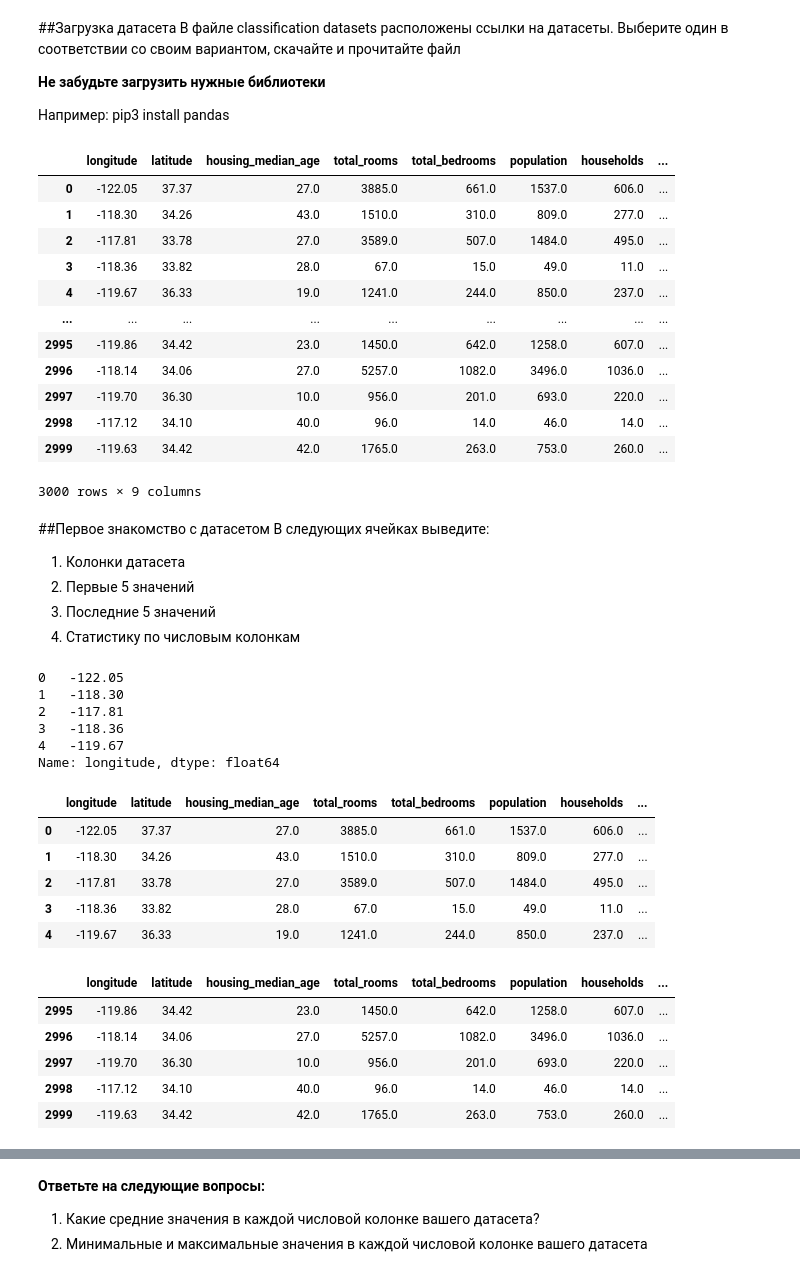
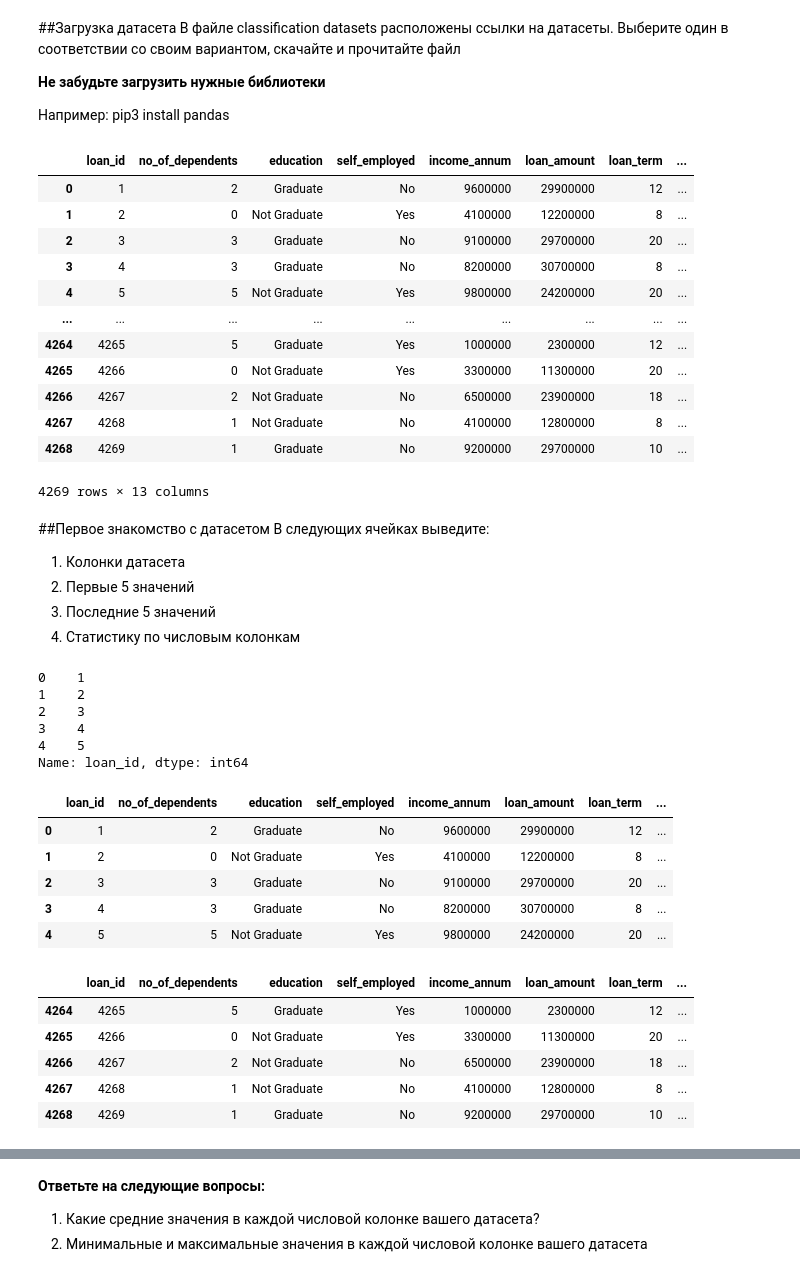
Before and after one commit to BABALEXA/Laboratorny, a Jupyter notebook: lab1/Задание_1.ipynb, the cells around one changed output, grey strips where cells are left out. Cells and saved outputs as stored; diff of their text form; code cells hidden in the pictures.

```diff
--- a/lab1/Задание_1.ipynb
+++ b/lab1/Задание_1.ipynb
@@ -12,22 +12,22 @@
 # %%
 import pandas as pd
 # %%
-df = pd.read_csv('sample_data/california_housing_test.csv')
+df = pd.read_csv('loan_approval_dataset.csv')
 df
 # %% [output]
-|  | longitude | latitude | housing_median_age | total_rooms | total_bedrooms | population | households | ... |
-| 0 | -122.05 | 37.37 | 27.0 | 3885.0 | 661.0 | 1537.0 | 606.0 | ... |
-| 1 | -118.30 | 34.26 | 43.0 | 1510.0 | 310.0 | 809.0 | 277.0 | ... |
-| 2 | -117.81 | 33.78 | 27.0 | 3589.0 | 507.0 | 1484.0 | 495.0 | ... |
-| 3 | -118.36 | 33.82 | 28.0 | 67.0 | 15.0 | 49.0 | 11.0 | ... |
-| 4 | -119.67 | 36.33 | 19.0 | 1241.0 | 244.0 | 850.0 | 237.0 | ... |
+|  | loan_id | no_of_dependents | education | self_employed | income_annum | loan_amount | loan_term | ... |
+| 0 | 1 | 2 | Graduate | No | 9600000 | 29900000 | 12 | ... |
+| 1 | 2 | 0 | Not Graduate | Yes | 4100000 | 12200000 | 8 | ... |
+| 2 | 3 | 3 | Graduate | No | 9100000 | 29700000 | 20 | ... |
+| 3 | 4 | 3 | Graduate | No | 8200000 | 30700000 | 8 | ... |
+| 4 | 5 | 5 | Not Graduate | Yes | 9800000 | 24200000 | 20 | ... |
 | ... | ... | ... | ... | ... | ... | ... | ... | ... |
-| 2995 | -119.86 | 34.42 | 23.0 | 1450.0 | 642.0 | 1258.0 | 607.0 | ... |
-| 2996 | -118.14 | 34.06 | 27.0 | 5257.0 | 1082.0 | 3496.0 | 1036.0 | ... |
-| 2997 | -119.70 | 36.30 | 10.0 | 956.0 | 201.0 | 693.0 | 220.0 | ... |
-| 2998 | -117.12 | 34.10 | 40.0 | 96.0 | 14.0 | 46.0 | 14.0 | ... |
-| 2999 | -119.63 | 34.42 | 42.0 | 1765.0 | 263.0 | 753.0 | 260.0 | ... |
+| 4264 | 4265 | 5 | Graduate | Yes | 1000000 | 2300000 | 12 | ... |
+| 4265 | 4266 | 0 | Not Graduate | Yes | 3300000 | 11300000 | 20 | ... |
+| 4266 | 4267 | 2 | Not Graduate | No | 6500000 | 23900000 | 18 | ... |
+| 4267 | 4268 | 1 | Not Graduate | No | 4100000 | 12800000 | 8 | ... |
+| 4268 | 4269 | 1 | Graduate | No | 9200000 | 29700000 | 10 | ... |
-3000 rows × 9 columns
+4269 rows × 13 columns
 # %% [markdown]
 ##Первое знакомство с датасетом
 В следующих ячейках выведите:
@@ -40,30 +40,30 @@ df
 # %%
 df.iloc[0:5,0]
 # %% [output]
-0   -122.05
-1   -118.30
-2   -117.81
-3   -118.36
-4   -119.67
-Name: longitude, dtype: float64
+0    1
+1    2
+2    3
+3    4
+4    5
+Name: loan_id, dtype: int64
 # %%
 df.head()
 # %% [output]
-|  | longitude | latitude | housing_median_age | total_rooms | total_bedrooms | population | households | ... |
-| 0 | -122.05 | 37.37 | 27.0 | 3885.0 | 661.0 | 1537.0 | 606.0 | ... |
-| 1 | -118.30 | 34.26 | 43.0 | 1510.0 | 310.0 | 809.0 | 277.0 | ... |
-| 2 | -117.81 | 33.78 | 27.0 | 3589.0 | 507.0 | 1484.0 | 495.0 | ... |
-| 3 | -118.36 | 33.82 | 28.0 | 67.0 | 15.0 | 49.0 | 11.0 | ... |
-| 4 | -119.67 | 36.33 | 19.0 | 1241.0 | 244.0 | 850.0 | 237.0 | ... |
+|  | loan_id | no_of_dependents | education | self_employed | income_annum | loan_amount | loan_term | ... |
+| 0 | 1 | 2 | Graduate | No | 9600000 | 29900000 | 12 | ... |
+| 1 | 2 | 0 | Not Graduate | Yes | 4100000 | 12200000 | 8 | ... |
+| 2 | 3 | 3 | Graduate | No | 9100000 | 29700000 | 20 | ... |
+| 3 | 4 | 3 | Graduate | No | 8200000 | 30700000 | 8 | ... |
+| 4 | 5 | 5 | Not Graduate | Yes | 9800000 | 24200000 | 20 | ... |
 # %%
 df.tail()
 # %% [output]
-|  | longitude | latitude | housing_median_age | total_rooms | total_bedrooms | population | households | ... |
-| 2995 | -119.86 | 34.42 | 23.0 | 1450.0 | 642.0 | 1258.0 | 607.0 | ... |
-| 2996 | -118.14 | 34.06 | 27.0 | 5257.0 | 1082.0 | 3496.0 | 1036.0 | ... |
-| 2997 | -119.70 | 36.30 | 10.0 | 956.0 | 201.0 | 693.0 | 220.0 | ... |
-| 2998 | -117.12 | 34.10 | 40.0 | 96.0 | 14.0 | 46.0 | 14.0 | ... |
-| 2999 | -119.63 | 34.42 | 42.0 | 1765.0 | 263.0 | 753.0 | 260.0 | ... |
+|  | loan_id | no_of_dependents | education | self_employed | income_annum | loan_amount | loan_term | ... |
+| 4264 | 4265 | 5 | Graduate | Yes | 1000000 | 2300000 | 12 | ... |
+| 4265 | 4266 | 0 | Not Graduate | Yes | 3300000 | 11300000 | 20 | ... |
+| 4266 | 4267 | 2 | Not Graduate | No | 6500000 | 23900000 | 18 | ... |
+| 4267 | 4268 | 1 | Not Graduate | No | 4100000 | 12800000 | 8 | ... |
+| 4268 | 4269 | 1 | Graduate | No | 9200000 | 29700000 | 10 | ... |
 # %%
 df.describe()
 # %% [output]
```
Also changed, not shown: parts of 2 cells of this notebook.
